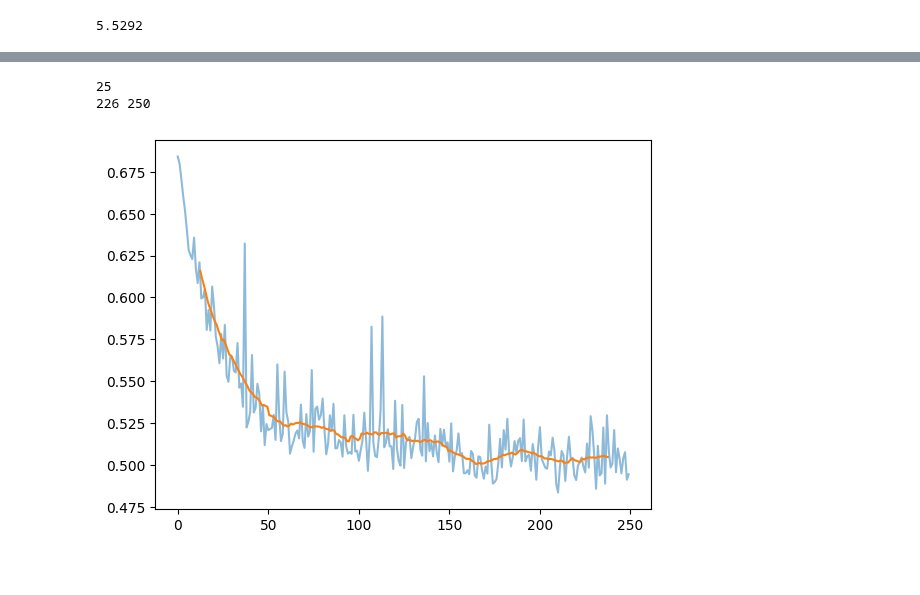
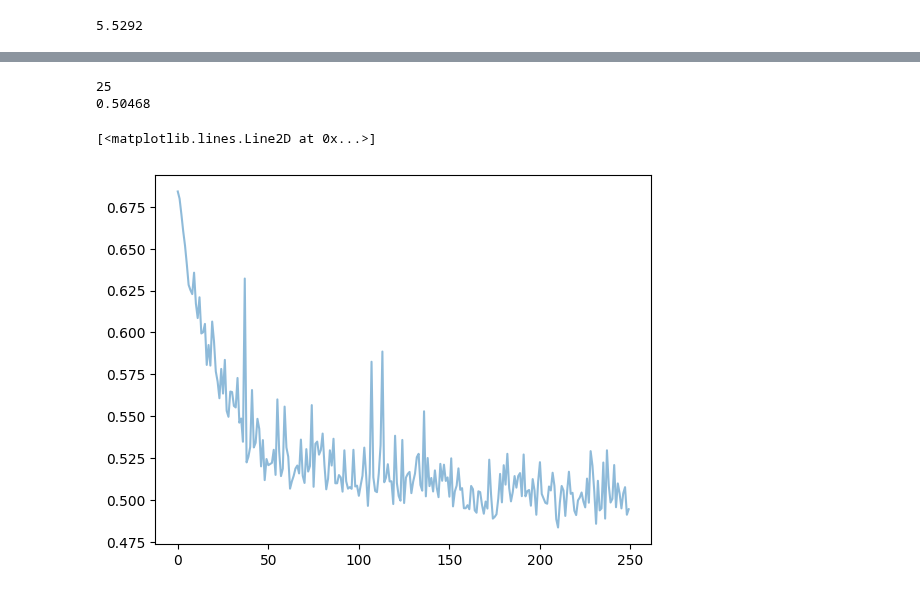
Before and after one commit to lnsayer/personal_repo, a Jupyter notebook: drug discovery with BACE dataset/graph_classification_bace_dataset.ipynb, the cells around one changed output, grey strips where cells are left out. Cells and saved outputs as stored; diff of their text form; code cells hidden in the pictures.

```diff
--- a/drug discovery with BACE dataset/graph_classification_bace_dataset.ipynb
+++ b/drug discovery with BACE dataset/graph_classification_bace_dataset.ipynb
@@ -779,6 +779,11 @@ def test_step(model:torch.nn.Module,
     test_auc = test_auc/len(dataloader)
 
     return test_loss, test_acc, test_auc
+# %%
+def moving_average(values, window_size):
+    if len(values) < window_size:
+        return None
+    return sum(values[-window_size:]) / window_size
 # %%
 # Take in various parameters required for training and test steps
 def train(model: torch.nn.Module,
@@ -875,7 +926,7 @@ num_features = next(iter(train_dataloader)).x.shape[1]
 num_hidden_channels = 128
 num_out_channels = 2
 # with global mean pooling, best is around 100 epochs
-nb_epochs = 250
+nb_epochs = 150
 pool_method = global_mean_pool
 
 # Instantiating GCN Classifier
@@ -1089,7 +1138,7 @@ def loss_acc_auc_plots(results):
   ax[1].legend();
   ax[2].legend();
 # %%
-with open('/content/drive/MyDrive/bace_graph_project/models/gcn_models/0_128_250_global_mean_pool_results.pkl', 'rb') as f:
+with open('/content/drive/MyDrive/bace_graph_project/models/gcn_models/0_128_150_global_mean_pool_results.pkl', 'rb') as f:
     loaded_dict = pickle.load(f)
 
 loss_acc_auc_plots(loaded_dict)
@@ -1098,17 +1164,24 @@ loss_acc_auc_plots(loaded_dict)
 # %%
 def moving_average(data, window_size):
     return np.convolve(data, np.ones(window_size)/window_size, mode='valid')
+
+def moving_average(values, window_size):
+    if len(values) < window_size:
+        return None
+    return sum(values[-window_size:]) / window_size
 
 window_size = int(len(loaded_dict["test_loss"])/10)
 print(window_size)
 mov_avg_vals = moving_average(loaded_dict["test_loss"], window_size)
 
 
 
 plt.plot(loaded_dict["test_loss"], alpha=0.5)
-plt.plot(np.arange(len(loaded_dict["test_loss"])-window_size +1)+window_size/2, (mov_avg_vals))
-print(len(mov_avg_vals), len(loaded_dict["test_loss"]))
+# plt.plot(np.arange(len(loaded_dict["test_loss"])-window_size +1)+window_size/2, (mov_avg_vals))
+plt.plot((mov_avg_vals))
+# print(len(mov_avg_vals), len(loaded_dict["test_loss"]))
 # %% [output]
 25
-226 250
+0.50468
+[<matplotlib.lines.Line2D at 0x...>]
-[figure, old version]
+[figure, new version]
```
Also changed, not shown: parts of 14 cells of this notebook.
